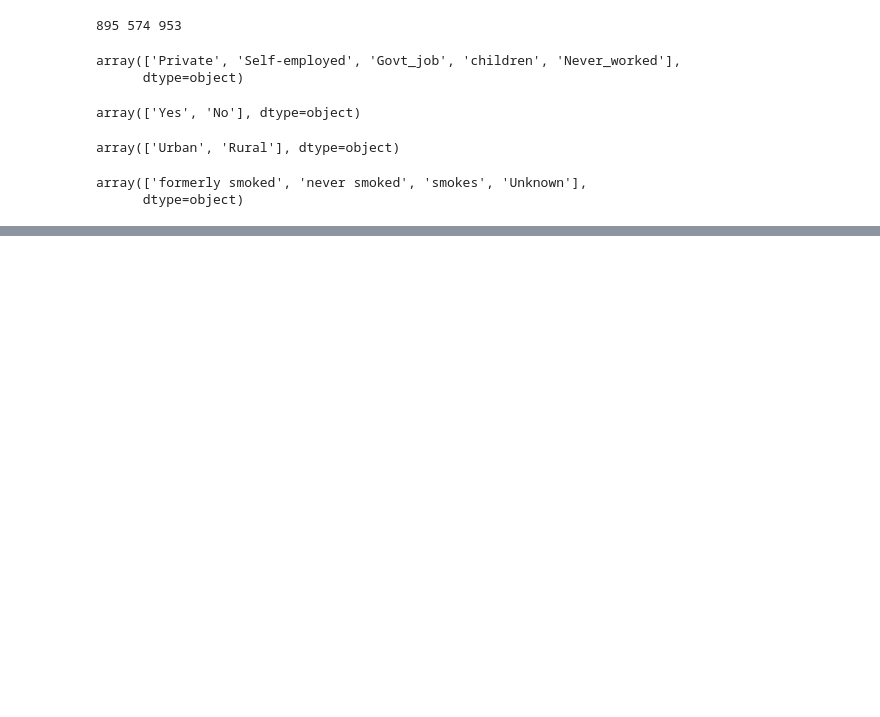
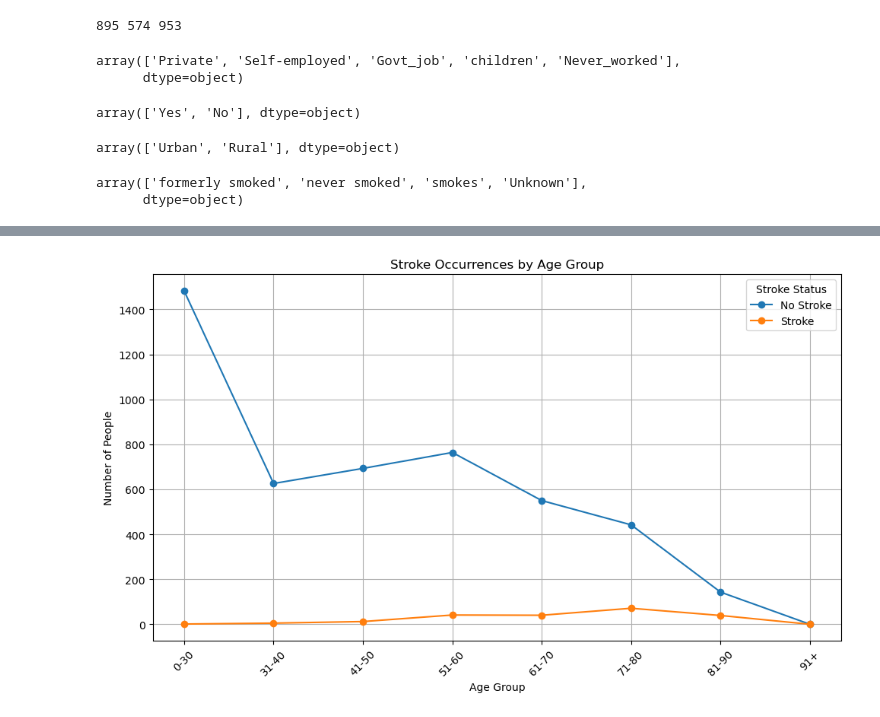
Before and after one commit to talazubi/project-1, a Jupyter notebook: cleaned_stroke_df.ipynb, the cells around one changed output, grey strips where cells are left out. Cells and saved outputs as stored; diff of their text form; code cells hidden in the pictures; blank space fills up the shorter version.

```diff
--- a/cleaned_stroke_df.ipynb
+++ b/cleaned_stroke_df.ipynb
@@ -150,0 +199,21 @@ array(['formerly smoked', 'never smoked', 'smokes', 'Unknown'],
+# %%
+#Creating a line chart
+plt.figure(figsize=(10,6))
+plt.plot(stroke_counts.index, stroke_counts[0] , marker="o" , label="No Stroke")
+plt.plot(stroke_counts.index, stroke_counts[1] , marker="o" , label="Stroke")
+
+#Adding titles , labels and grid
+plt.title("Stroke Occurrences by Age Group")
+plt.xlabel("Age Group")
+plt.ylabel("Number of People")
+plt.xticks(rotation=45)
+plt.grid(True)
+plt.legend(title="Stroke Status")
+#Saving the chart
+plt.savefig("data/Stroke Occurrences by Age group Line Chart")
+
+#displaying the chart
+plt.tight_layout()
+plt.show()
+# %% [output]
+[figure, added]
```
Also changed, not shown: parts of 8 cells of this notebook, 4 other files.
